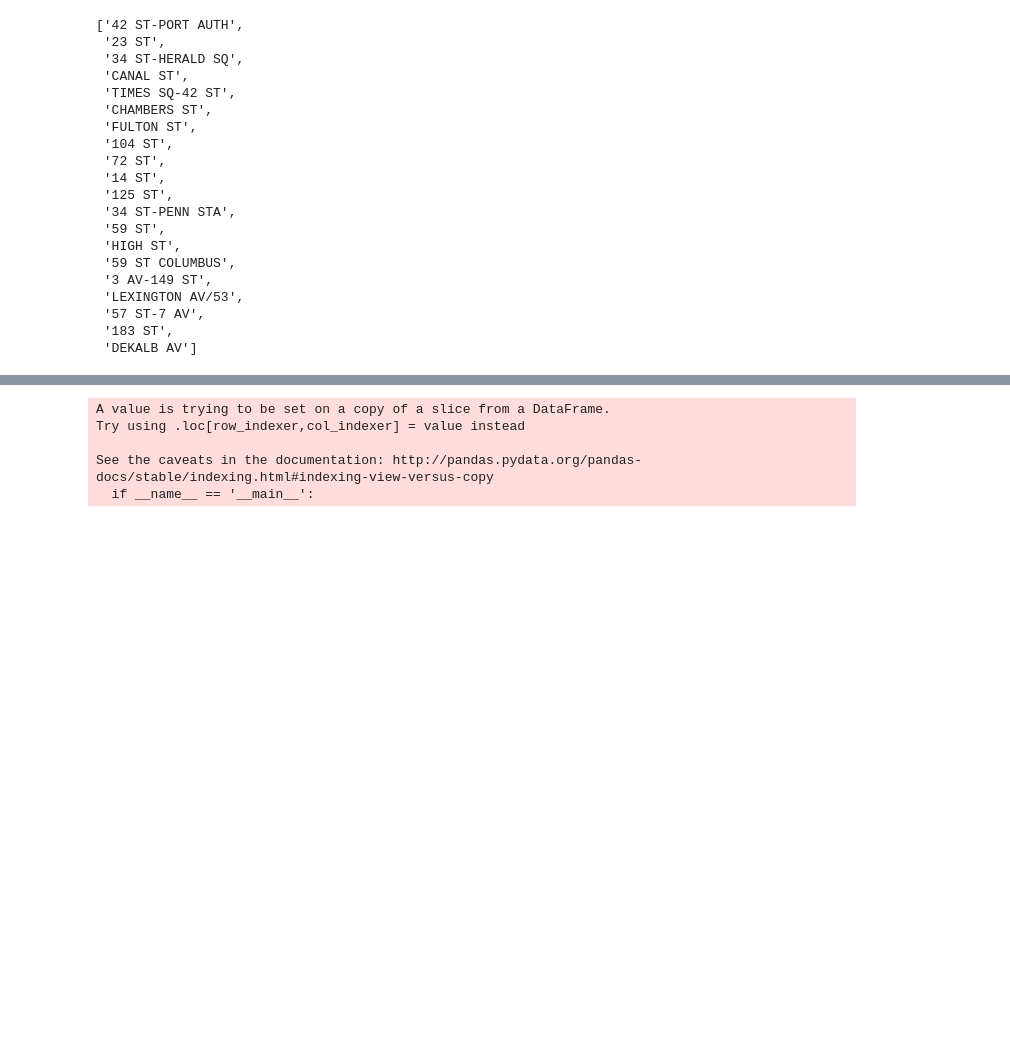
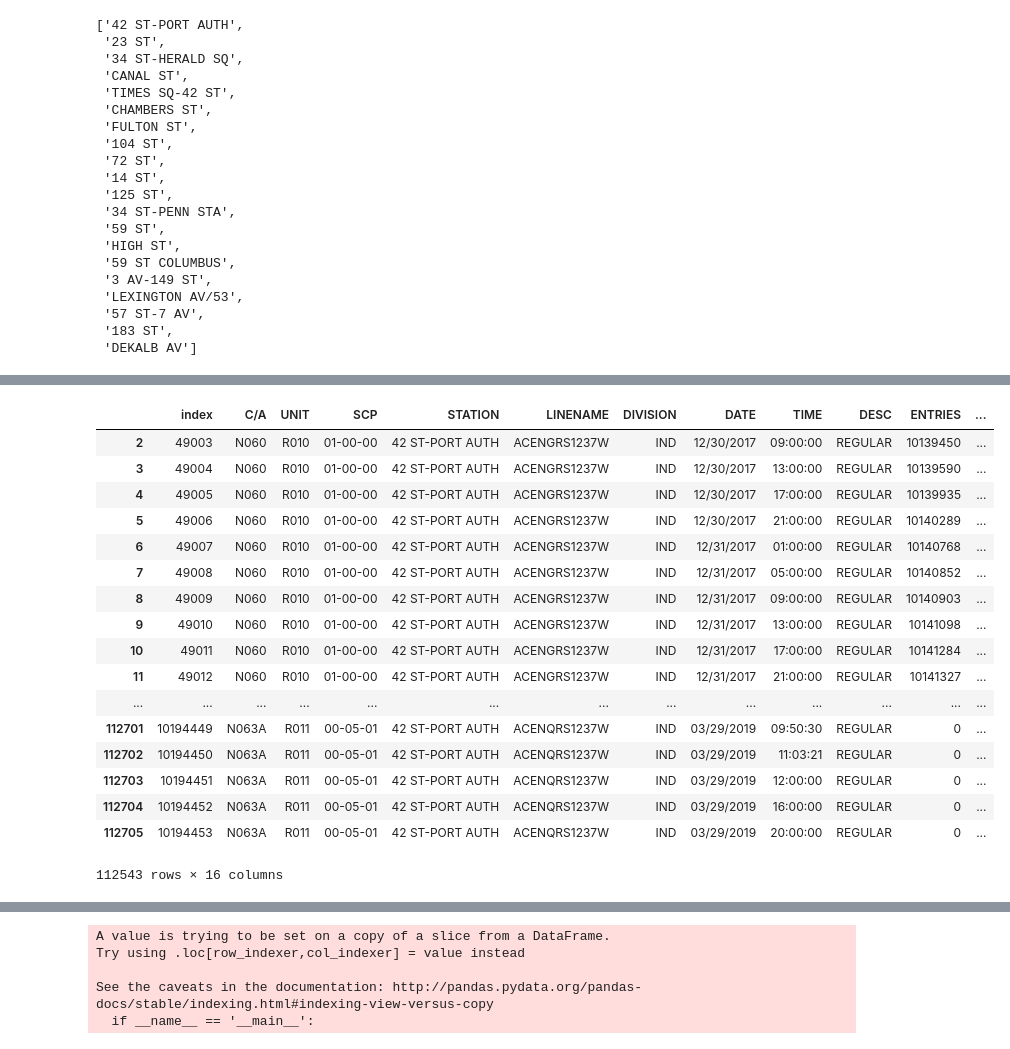
Before and after one commit to duodecimalstrom/project1_team8, a Jupyter notebook: MTADataAnalysis.ipynb, the cells around one changed output, grey strips where cells are left out. Cells and saved outputs as stored; diff of their text form; code cells hidden in the pictures; blank space fills up the shorter version.

```diff
--- a/MTADataAnalysis.ipynb
+++ b/MTADataAnalysis.ipynb
@@ -162,6 +164,7 @@ mta_42_street2_sorted.reset_index()
 # %%
 #Lets diff the columns as turnstile increases the number of rows
-#mta_42_street2_sorted["Total_entries_exits"] = mta_42_street2_sorted["TOTAL"].diff()
+#mta_42_street2_sorted.drop(["Total_entries_exits"])
+mta_42_street2_sorted["Total_entries_exits"] = mta_42_street2_sorted["TOTAL"].diff()
 # %%
 #Clean the 42nd Street data which is not null. The first row
-#mta_42_street2_sorted = mta_42_street2_sorted[mta_42_street2_sorted.Total_entries_exits.notnull()]
+mta_42_street2_sorted = mta_42_street2_sorted[mta_42_street2_sorted.Total_entries_exits.notnull()]
@@ -191,0 +171,31 @@ YEAR
+# %%
+SCP_LIST = mta_42_street2_sorted.SCP.unique()
+mta_42_street2_sorted
+# %%
+listrows = []
+
+for scp in SCP_LIST:
+    inds = int(mta_42_street2_sorted[mta_42_street2_sorted["SCP"] == scp].head(1)["Total_entries_exits"])
+    listrows.append(inds)
+#listrows
+mta_42_street2_sorted_dropped = mta_42_street2_sorted.loc[~mta_42_street2_sorted["Total_entries_exits"].isin(listrows)]
+mta_42_street2_sorted_dropped
+# %% [output]
+|  | index | C/A | UNIT | SCP | STATION | LINENAME | DIVISION | DATE | TIME | DESC | ENTRIES | ... |
+| 2 | 49003 | N060 | R010 | 01-00-00 | 42 ST-PORT AUTH | ACENGRS1237W | IND | 12/30/2017 | 09:00:00 | REGULAR | 10139450 | ... |
+| 3 | 49004 | N060 | R010 | 01-00-00 | 42 ST-PORT AUTH | ACENGRS1237W | IND | 12/30/2017 | 13:00:00 | REGULAR | 10139590 | ... |
+| 4 | 49005 | N060 | R010 | 01-00-00 | 42 ST-PORT AUTH | ACENGRS1237W | IND | 12/30/2017 | 17:00:00 | REGULAR | 10139935 | ... |
+| 5 | 49006 | N060 | R010 | 01-00-00 | 42 ST-PORT AUTH | ACENGRS1237W | IND | 12/30/2017 | 21:00:00 | REGULAR | 10140289 | ... |
+| 6 | 49007 | N060 | R010 | 01-00-00 | 42 ST-PORT AUTH | ACENGRS1237W | IND | 12/31/2017 | 01:00:00 | REGULAR | 10140768 | ... |
+| 7 | 49008 | N060 | R010 | 01-00-00 | 42 ST-PORT AUTH | ACENGRS1237W | IND | 12/31/2017 | 05:00:00 | REGULAR | 10140852 | ... |
+| 8 | 49009 | N060 | R010 | 01-00-00 | 42 ST-PORT AUTH | ACENGRS1237W | IND | 12/31/2017 | 09:00:00 | REGULAR | 10140903 | ... |
+| 9 | 49010 | N060 | R010 | 01-00-00 | 42 ST-PORT AUTH | ACENGRS1237W | IND | 12/31/2017 | 13:00:00 | REGULAR | 10141098 | ... |
+| 10 | 49011 | N060 | R010 | 01-00-00 | 42 ST-PORT AUTH | ACENGRS1237W | IND | 12/31/2017 | 17:00:00 | REGULAR | 10141284 | ... |
+| 11 | 49012 | N060 | R010 | 01-00-00 | 42 ST-PORT AUTH | ACENGRS1237W | IND | 12/31/2017 | 21:00:00 | REGULAR | 10141327 | ... |
+| ... | ... | ... | ... | ... | ... | ... | ... | ... | ... | ... | ... | ... |
+| 112701 | 10194449 | N063A | R011 | 00-05-01 | 42 ST-PORT AUTH | ACENQRS1237W | IND | 03/29/2019 | 09:50:30 | REGULAR | 0 | ... |
+| 112702 | 10194450 | N063A | R011 | 00-05-01 | 42 ST-PORT AUTH | ACENQRS1237W | IND | 03/29/2019 | 11:03:21 | REGULAR | 0 | ... |
+| 112703 | 10194451 | N063A | R011 | 00-05-01 | 42 ST-PORT AUTH | ACENQRS1237W | IND | 03/29/2019 | 12:00:00 | REGULAR | 0 | ... |
+| 112704 | 10194452 | N063A | R011 | 00-05-01 | 42 ST-PORT AUTH | ACENQRS1237W | IND | 03/29/2019 | 16:00:00 | REGULAR | 0 | ... |
+| 112705 | 10194453 | N063A | R011 | 00-05-01 | 42 ST-PORT AUTH | ACENQRS1237W | IND | 03/29/2019 | 20:00:00 | REGULAR | 0 | ... |
+112543 rows × 16 columns
```
Also changed, not shown: parts of 24 cells of this notebook.
